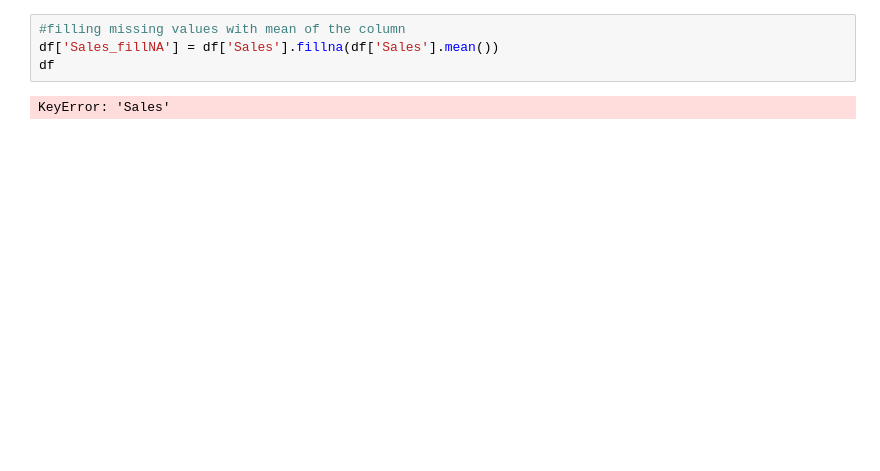
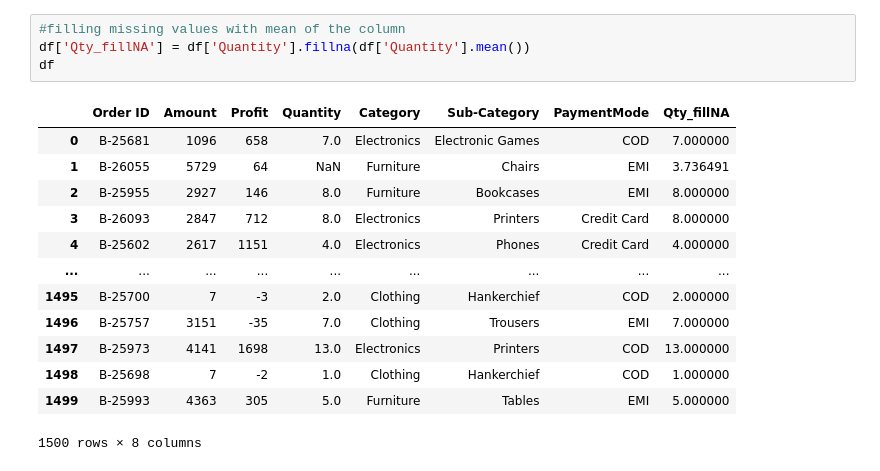
Before and after one commit to Ish-i-ka/DATA-SCIENCE-JOURNEY, a Jupyter notebook: udemy_datascience/9-Data analysis with python/9.3-datamanipulation.ipynb, the cells around one changed output. Cells and saved outputs as stored; diff of their text form; blank space fills up the shorter version.

```diff
--- a/udemy_datascience/9-Data analysis with python/9.3-datamanipulation.ipynb
+++ b/udemy_datascience/9-Data analysis with python/9.3-datamanipulation.ipynb
@@ -60,6 +66,18 @@ df_filled = df.fillna(0)
 # %%
 #filling missing values with mean of the column
-df['Sales_fillNA'] = df['Sales'].fillna(df['Sales'].mean())
+df['Qty_fillNA'] = df['Quantity'].fillna(df['Quantity'].mean())
 df
 # %% [output]
+|  | Order ID | Amount | Profit | Quantity | Category | Sub-Category | PaymentMode | Qty_fillNA |
+| 0 | B-25681 | 1096 | 658 | 7.0 | Electronics | Electronic Games | COD | 7.000000 |
+| 1 | B-26055 | 5729 | 64 | NaN | Furniture | Chairs | EMI | 3.736491 |
+| 2 | B-25955 | 2927 | 146 | 8.0 | Furniture | Bookcases | EMI | 8.000000 |
+| 3 | B-26093 | 2847 | 712 | 8.0 | Electronics | Printers | Credit Card | 8.000000 |
+| 4 | B-25602 | 2617 | 1151 | 4.0 | Electronics | Phones | Credit Card | 4.000000 |
+| ... | ... | ... | ... | ... | ... | ... | ... | ... |
+| 1495 | B-25700 | 7 | -3 | 2.0 | Clothing | Hankerchief | COD | 2.000000 |
+| 1496 | B-25757 | 3151 | -35 | 7.0 | Clothing | Trousers | EMI | 7.000000 |
+| 1497 | B-25973 | 4141 | 1698 | 13.0 | Electronics | Printers | COD | 13.000000 |
+| 1498 | B-25698 | 7 | -2 | 1.0 | Clothing | Hankerchief | COD | 1.000000 |
+| 1499 | B-25993 | 4363 | 305 | 5.0 | Furniture | Tables | EMI | 5.000000 |
-KeyError: 'Sales'
+1500 rows × 8 columns
```
Also changed, not shown: parts of 21 cells of this notebook, 16 other files.
